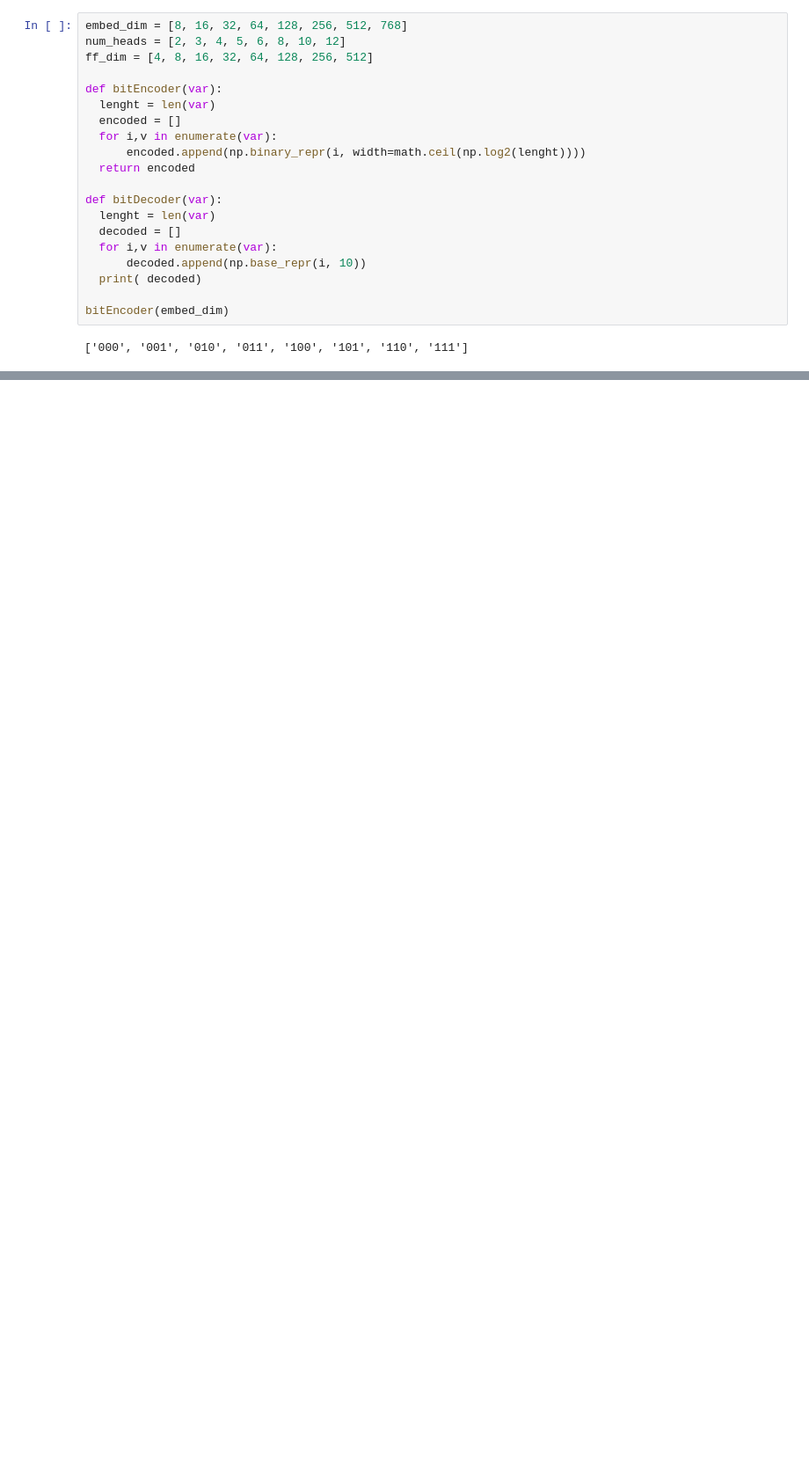
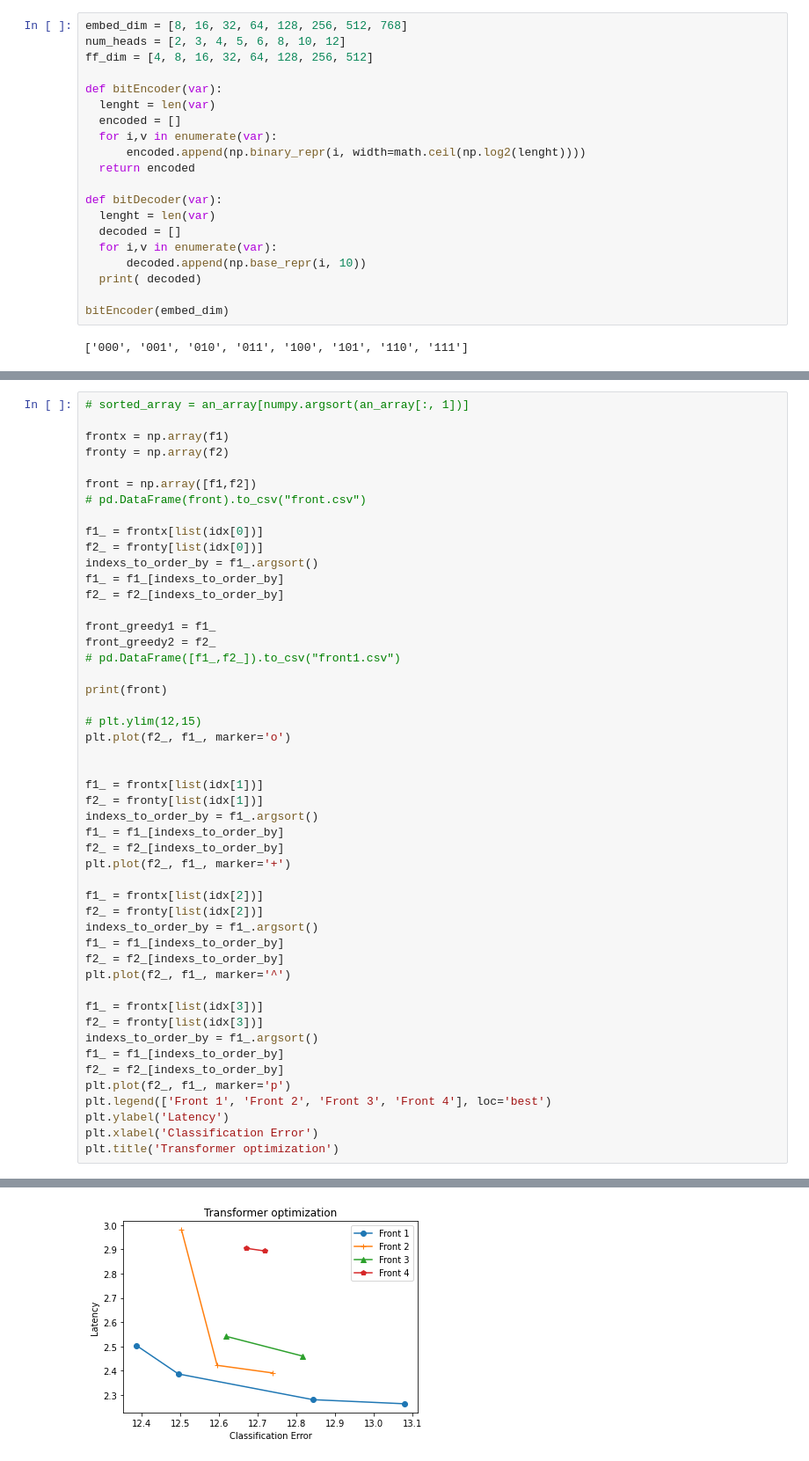
Before and after one commit to Negfir/Bayesian-GA, a Jupyter notebook: PGM_Transformer.ipynb, the cells around one changed output, grey strips where cells are left out. Shown at 88% size. Drawn from its saved outputs; the diff is of its cells as text; blank space fills up the shorter version.

```diff
--- a/PGM_Transformer.ipynb
+++ b/PGM_Transformer.ipynb
@@ -649,0 +602,50 @@ print(f1_,f2_)
+# %%
+# sorted_array = an_array[numpy.argsort(an_array[:, 1])]
+
+frontx = np.array(f1)
+fronty = np.array(f2)
+
+front = np.array([f1,f2])
+# pd.DataFrame(front).to_csv("front.csv")
+
+f1_ = frontx[list(idx[0])]
+f2_ = fronty[list(idx[0])]
+indexs_to_order_by = f1_.argsort()
+f1_ = f1_[indexs_to_order_by]
+f2_ = f2_[indexs_to_order_by]
+
+front_greedy1 = f1_
+front_greedy2 = f2_
+# pd.DataFrame([f1_,f2_]).to_csv("front1.csv")
+
+print(front)
+
+# plt.ylim(12,15)
+plt.plot(f2_, f1_, marker='o')
+
+
+f1_ = frontx[list(idx[1])]
+f2_ = fronty[list(idx[1])]
+indexs_to_order_by = f1_.argsort()
+f1_ = f1_[indexs_to_order_by]
+f2_ = f2_[indexs_to_order_by]
+plt.plot(f2_, f1_, marker='+')
+
+f1_ = frontx[list(idx[2])]
+f2_ = fronty[list(idx[2])]
+indexs_to_order_by = f1_.argsort()
+f1_ = f1_[indexs_to_order_by]
+f2_ = f2_[indexs_to_order_by]
+plt.plot(f2_, f1_, marker='^')
+
+f1_ = frontx[list(idx[3])]
+f2_ = fronty[list(idx[3])]
+indexs_to_order_by = f1_.argsort()
+f1_ = f1_[indexs_to_order_by]
+f2_ = f2_[indexs_to_order_by]
+plt.plot(f2_, f1_, marker='p')
+plt.legend(['Front 1', 'Front 2', 'Front 3', 'Front 4'], loc='best')
+plt.ylabel('Latency')
+plt.xlabel('Classification Error')
+plt.title('Transformer optimization')
+# %% [output]
@@ -649,0 +659 @@ print(f1_,f2_)
+[figure, added]
```
Also changed, not shown: parts of 42 cells of this notebook.
